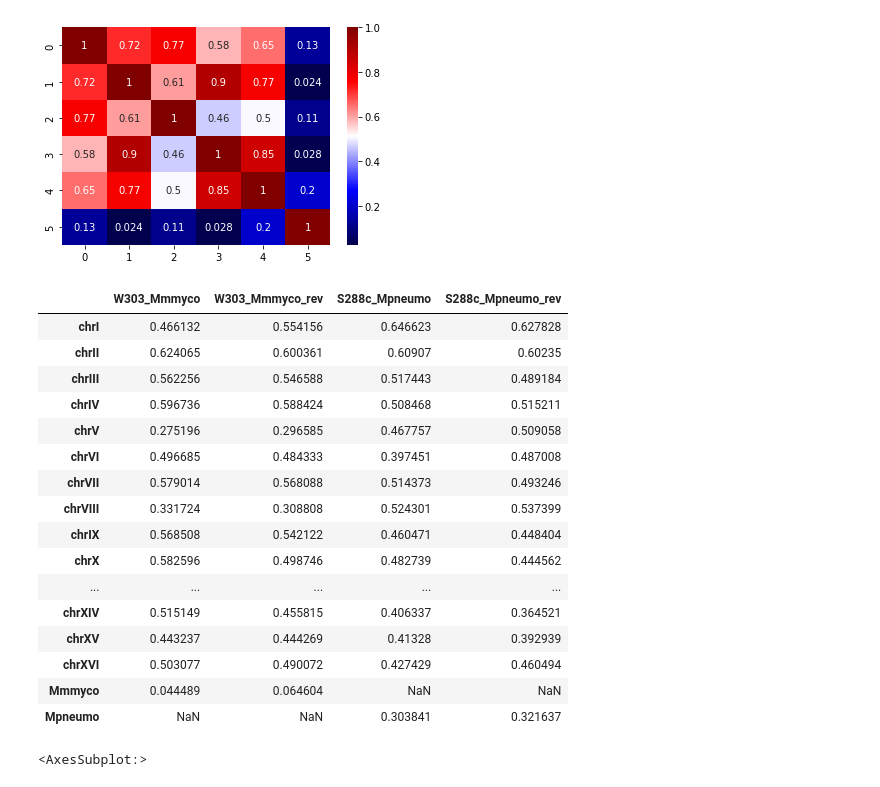
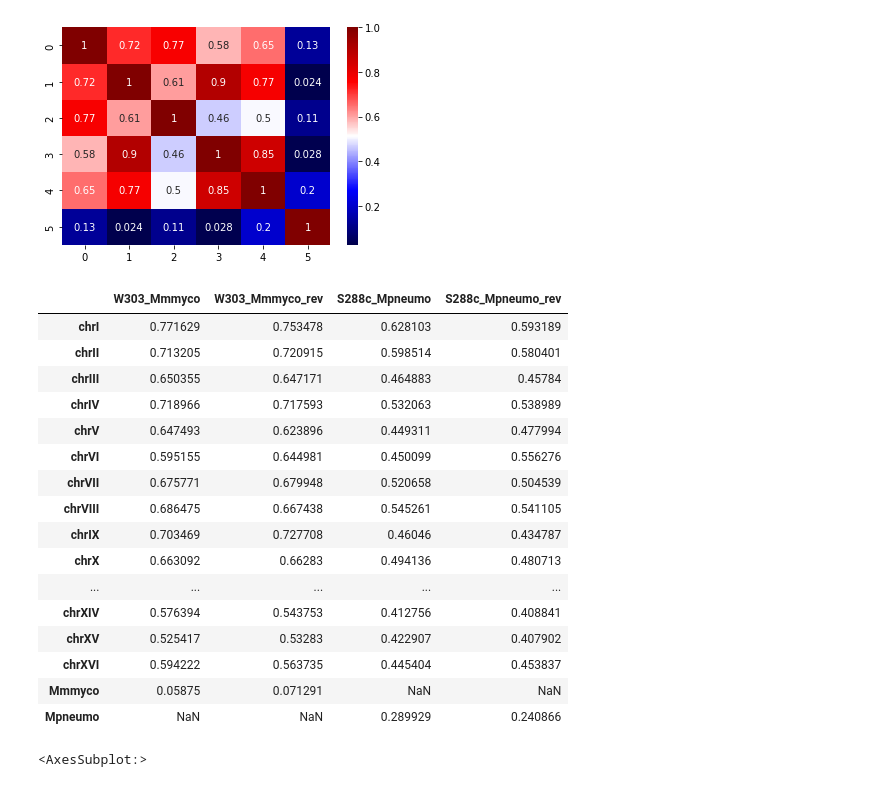
Before and after one commit to Alexwestbrook/mnhn-internship_DeepCNN_ChIP-seq, a Jupyter notebook: Exogenous_yeast.ipynb, the cells around one changed output. Drawn from its saved outputs; the diff is of its cells as text; code cells hidden in the pictures.

```diff
--- a/Exogenous_yeast.ipynb
+++ b/Exogenous_yeast.ipynb
@@ -314,6 +322,8 @@ def save_corrs_df(model_name, annot, preprocessing):
             labels_myco, labels_pneu = myco_coh_log, pneu_coh_log
         elif preprocessing == '_log_smooth10':
             labels_myco, labels_pneu = myco_coh_log_smooth10, pneu_coh_log_smooth10
+        elif preprocessing == '_ratio':
+            labels_myco, labels_pneu = myco_coh_ratio, pneu_coh_ratio
     elif annot == 'pol':
         if preprocessing == '':
             labels_myco, labels_pneu = myco_pol, pneu_pol
@@ -322,50 +332,52 @@ def save_corrs_df(model_name, annot, preprocessing):
         elif preprocessing == '_log':
             labels_myco, labels_pneu = myco_pol_log, pneu_pol_log
         elif preprocessing == '_log_smooth10':
             labels_myco, labels_pneu = myco_pol_log_smooth10, pneu_pol_log_smooth10
+        elif preprocessing == '_ratio':
+            labels_myco, labels_pneu = myco_pol_ratio, pneu_pol_ratio
     elif annot == 'nuc':
         labels_myco, labels_pneu = myco_nuc, pneu_nuc
     df_corrs = pd.DataFrame(index=list(one_hots_myco.keys()) + ['Mpneumo'],
                             columns=['W303_Mmmyco', 'W303_Mmmyco_rev', 'S288c_Mpneumo', 'S288c_Mpneumo_rev'])
     with np.load(Path(data_dir, 'SCerevisiae', 'results', model_name, 'preds_on_W303_Mmmyco.npz')) as fm:
         with np.load(Path(data_dir, 'SCerevisiae', 'results', model_name, 'preds_on_S288c_Mpneumo.npz')) as fp:
             for chr_id, labels in labels_myco.items():
                 df_corrs.loc[chr_id, 'W303_Mmmyco'] = pearsonr(fm[chr_id], labels)[0]
                 df_corrs.loc[chr_id, 'W303_Mmmyco_rev'] = pearsonr(fm[f'{chr_id}_rev'], labels)[0]
                 if chr_id != 'Mmmyco':
                     df_corrs.loc[chr_id, 'S288c_Mpneumo'] = pearsonr(fp[chr_id[3:]], labels_pneu[chr_id[3:]])[0]
                     df_corrs.loc[chr_id, 'S288c_Mpneumo_rev'] = pearsonr(fp[f'{chr_id[3:]}_rev'], labels_pneu[chr_id[3:]])[0]
             chr_id = 'Mpneumo'
             df_corrs.loc[chr_id, 'S288c_Mpneumo'] = pearsonr(fp[chr_id], labels_pneu[chr_id])[0]
             df_corrs.loc[chr_id, 'S288c_Mpneumo_rev'] = pearsonr(fp[f'{chr_id}_rev'], labels_pneu[chr_id])[0]
     df_corrs.to_csv(Path(data_dir, 'SCerevisiae', 'results', model_name, f'chromosome_corrs{preprocessing}'))
     return df_corrs
 
-model_name = 'model_pneu_pol_13_bis'
+model_name = 'model_myco_pol_19'
 annot = 'pol' # 'coh' # 'nuc' #
-preprocessing = '_log_smooth10' # '_log' # '' # '_KL' #
-for preprocess in ['_log', '_log_smooth10']: # ['']: # ['_KL', '', '_log']: #
+preprocessing = '_ratio' # '_log_smooth10' # '_log' # '' # '_KL' #
+for preprocess in ['_ratio']: # ['']: # ['_KL', '', '_log']: #
     if preprocess == preprocessing:
         df_corrs = save_corrs_df(model_name, annot, preprocess)
     else:
         save_corrs_df(model_name, annot, preprocess)
 df_corrs
 # %% [output]
 |  | W303_Mmmyco | W303_Mmmyco_rev | S288c_Mpneumo | S288c_Mpneumo_rev |
-| chrI | 0.466132 | 0.554156 | 0.646623 | 0.627828 |
-| chrII | 0.624065 | 0.600361 | 0.60907 | 0.60235 |
-| chrIII | 0.562256 | 0.546588 | 0.517443 | 0.489184 |
-| chrIV | 0.596736 | 0.588424 | 0.508468 | 0.515211 |
-| chrV | 0.275196 | 0.296585 | 0.467757 | 0.509058 |
-| chrVI | 0.496685 | 0.484333 | 0.397451 | 0.487008 |
-| chrVII | 0.579014 | 0.568088 | 0.514373 | 0.493246 |
-| chrVIII | 0.331724 | 0.308808 | 0.524301 | 0.537399 |
-| chrIX | 0.568508 | 0.542122 | 0.460471 | 0.448404 |
-| chrX | 0.582596 | 0.498746 | 0.482739 | 0.444562 |
+| chrI | 0.771629 | 0.753478 | 0.628103 | 0.593189 |
+| chrII | 0.713205 | 0.720915 | 0.598514 | 0.580401 |
+| chrIII | 0.650355 | 0.647171 | 0.464883 | 0.45784 |
+| chrIV | 0.718966 | 0.717593 | 0.532063 | 0.538989 |
+| chrV | 0.647493 | 0.623896 | 0.449311 | 0.477994 |
+| chrVI | 0.595155 | 0.644981 | 0.450099 | 0.556276 |
+| chrVII | 0.675771 | 0.679948 | 0.520658 | 0.504539 |
+| chrVIII | 0.686475 | 0.667438 | 0.545261 | 0.541105 |
+| chrIX | 0.703469 | 0.727708 | 0.46046 | 0.434787 |
+| chrX | 0.663092 | 0.66283 | 0.494136 | 0.480713 |
 | ... | ... | ... | ... | ... |
-| chrXIV | 0.515149 | 0.455815 | 0.406337 | 0.364521 |
-| chrXV | 0.443237 | 0.444269 | 0.41328 | 0.392939 |
-| chrXVI | 0.503077 | 0.490072 | 0.427429 | 0.460494 |
-| Mmmyco | 0.044489 | 0.064604 | NaN | NaN |
-| Mpneumo | NaN | NaN | 0.303841 | 0.321637 |
+| chrXIV | 0.576394 | 0.543753 | 0.412756 | 0.408841 |
+| chrXV | 0.525417 | 0.53283 | 0.422907 | 0.407902 |
+| chrXVI | 0.594222 | 0.563735 | 0.445404 | 0.453837 |
+| Mmmyco | 0.05875 | 0.071291 | NaN | NaN |
+| Mpneumo | NaN | NaN | 0.289929 | 0.240866 |
 # %%
```
Also changed, not shown: parts of 3 cells of this notebook, 1 other file.
